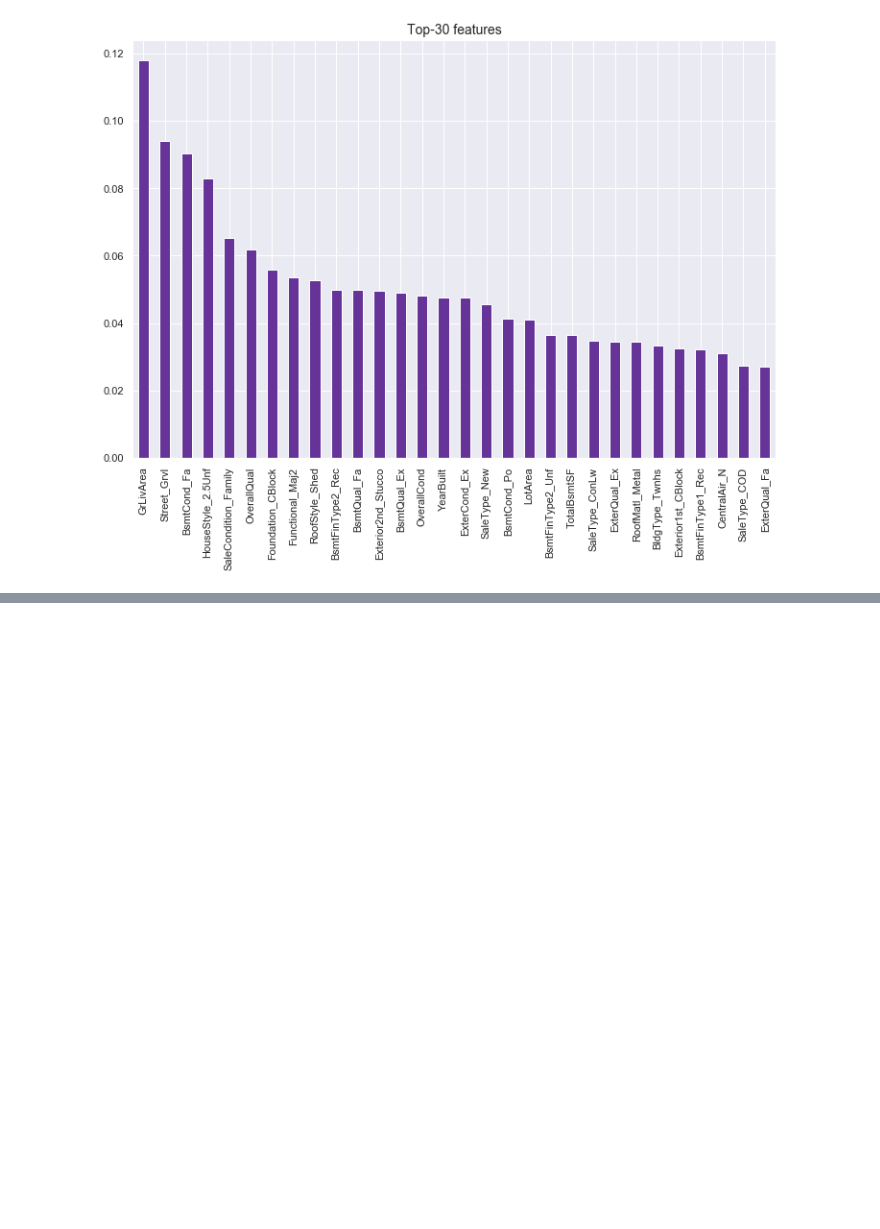
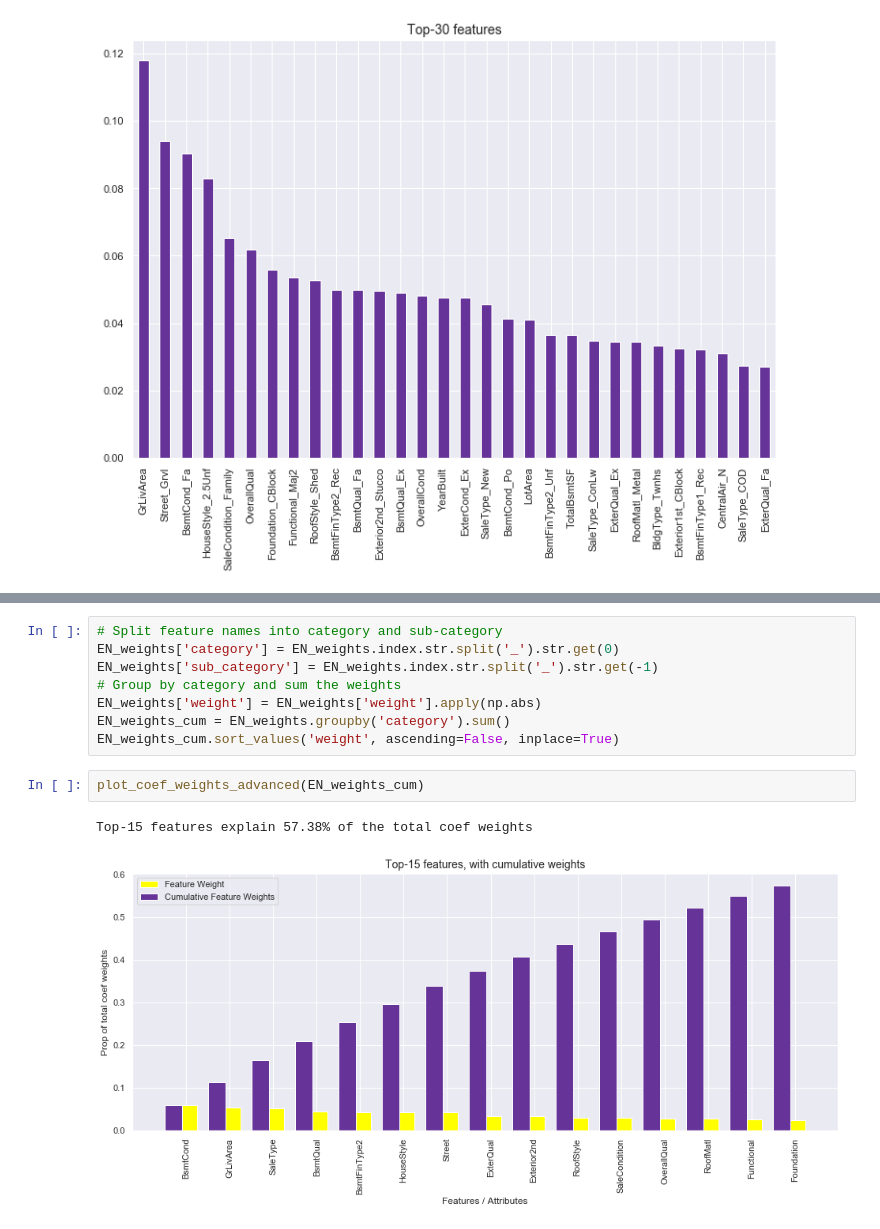
Before and after one commit to rbuerki/projects-ml, a Jupyter notebook: price_prediction_ames_housing/4-Interpretation_Feature_Importance.ipynb, the cells around one changed output, grey strips where cells are left out. Saved outputs shown, nothing was run; the diff lists cells and outputs as text; blank space fills up the shorter version.

```diff
--- a/price_prediction_ames_housing/4-Interpretation_Feature_Importance.ipynb
+++ b/price_prediction_ames_housing/4-Interpretation_Feature_Importance.ipynb
@@ -121,0 +137,13 @@ this equals a reduction of 67.21%
+# %%
+# Split feature names into category and sub-category
+EN_weights['category'] = EN_weights.index.str.split('_').str.get(0)
+EN_weights['sub_category'] = EN_weights.index.str.split('_').str.get(-1)
+# Group by category and sum the weights
+EN_weights['weight'] = EN_weights['weight'].apply(np.abs)
+EN_weights_cum = EN_weights.groupby('category').sum()
+EN_weights_cum.sort_values('weight', ascending=False, inplace=True)
+# %%
+plot_coef_weights_advanced(EN_weights_cum)
+# %% [output]
+Top-15 features explain 57.38% of the total coef weights
+[figure, added]
```
Also changed, not shown: parts of 9 cells of this notebook.
